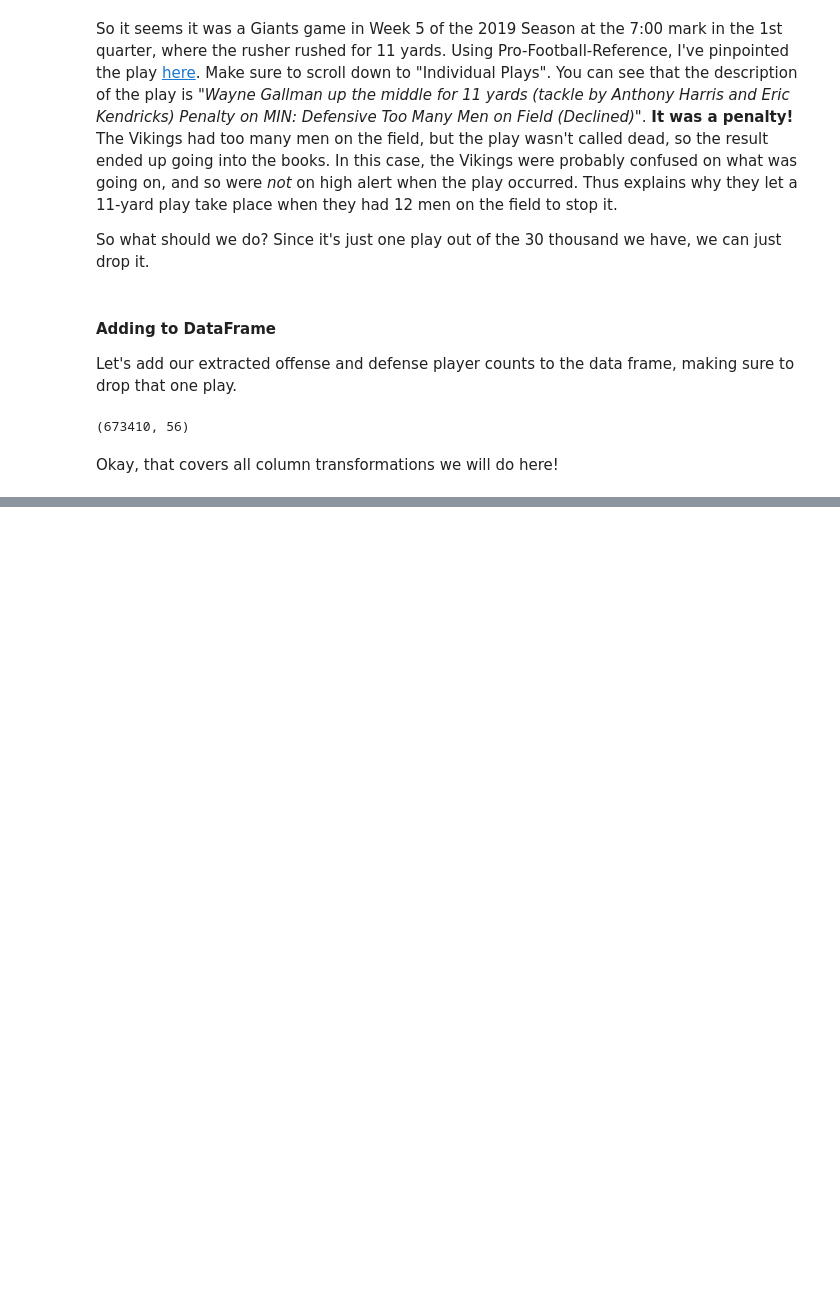
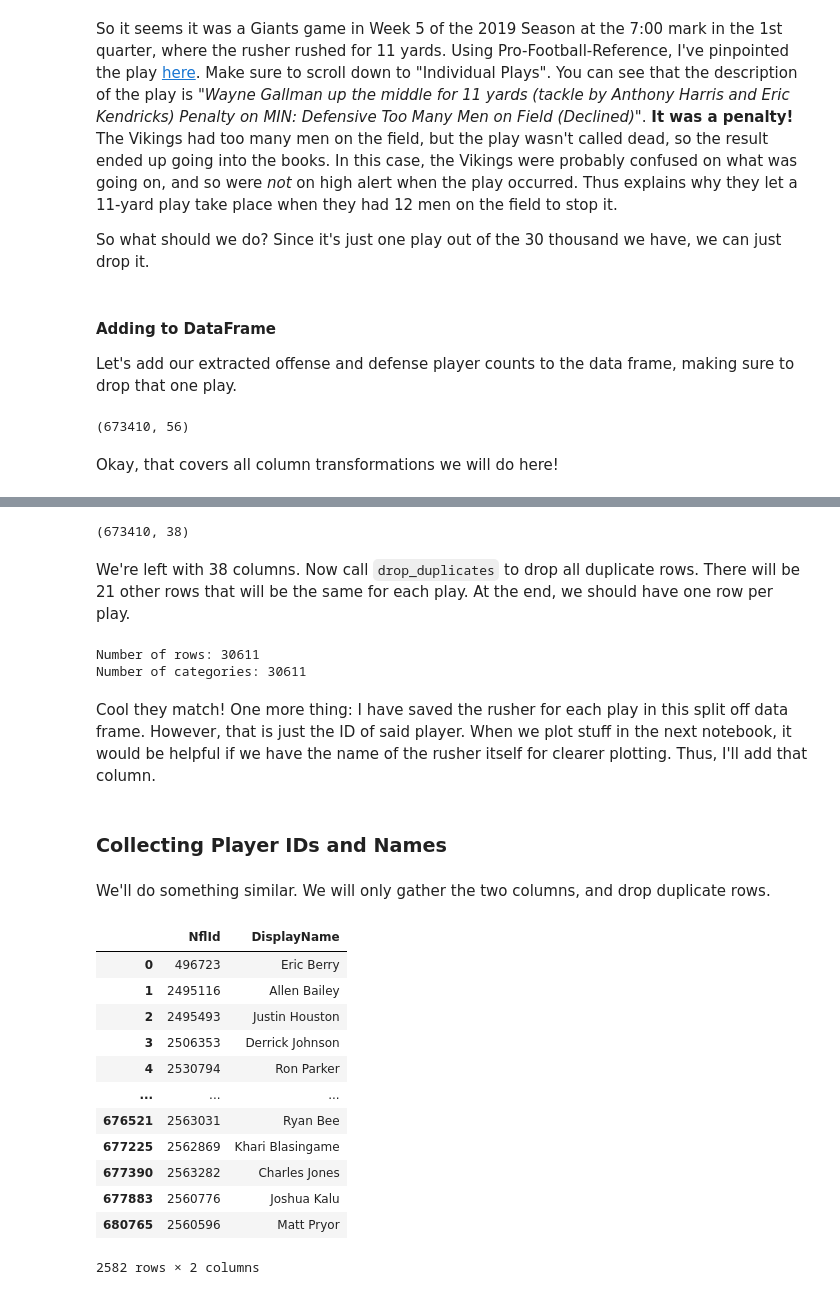
Before and after one commit to MughilM/Data-Science-Projects, a Jupyter notebook: NFL NextGen/1 - Data Cleaning.ipynb, the cells around one changed output, grey strips where cells are left out. Cells and saved outputs as stored; diff of their text form; code cells hidden in the pictures; blank space fills up the shorter version.

Commit message:
Added some splitting

```diff
--- a/NFL NextGen/1 - Data Cleaning.ipynb
+++ b/NFL NextGen/1 - Data Cleaning.ipynb
@@ -143,7 +143,8 @@ cutDownData[['GameClockMinute', 'GameClockSecond']] = cutDownData[['GameClockMin
 
 # Add the Half column. Quarters 3 and 4 are the 2nd half..
 cutDownData['Half'] = 1
-cutDownData.loc[cutDownData.Quarter >= 3, 'Half'] = 2
+cutDownData.loc[(cutDownData.Quarter == 3) | (cutDownData.Quarter == 4), 'Half'] = 2
+cutDownData.loc[cutDownData.Quarter == 5, 'Half'] = 3
 cutDownData.head()
 # %% [output]
 |  | GameId | PlayId | Team | X | Y | S | A | Dis | Orientation | Dir | ... | ... |
@@ -266,10 +271,12 @@ So what should we do? Since it's just one play out of the 30 thousand we have, w
 #### Adding to DataFrame
 Let's add our extracted offense and defense player counts to the data frame, making sure to drop that one play.
 # %%
-cutDownData = pd.concat([cutDownData, offenseData, defenseData], axis=1)
-indicesToDrop = cutDownData.loc[cutDownData.PlayId == 20191006040465].index
-cutDownData.drop(index=indicesToDrop, inplace=True)
-cutDownData.shape
+combinedData = pd.concat([cutDownData, offenseData, defenseData], axis=1)
+indicesToDrop = combinedData.loc[combinedData.PlayId == 20191006040465].index
+combinedData.drop(index=indicesToDrop, inplace=True)
+# Update the category list...
+combinedData['PlayId'] = combinedData.PlayId.cat.remove_unused_categories()
+combinedData.shape
 # %% [output]
 (673410, 56)
 # %% [markdown]
@@ -276,0 +291,42 @@ Okay, that covers all column transformations we will do here!
+# %%
+# Columns that differ player to player play to play...
+playerLevelCols = ['Team', 'X', 'Y', 'S', 'A', 'Dis', 'Orientation', 'Dir', 'NflId',
+                   'DisplayName', 'JerseyNumber', 'PlayerHeight', 'PlayerWeight',
+                   'PlayerBirthDate', 'PlayerCollegeName', 'Position']
+# The rest of only differ from play to play...
+playByPlayData = combinedData.drop(columns=playerLevelCols)
+playByPlayData.shape
+# %% [output]
+(673410, 38)
+# %% [markdown]
+We're left with 38 columns. Now call `drop_duplicates` to drop all duplicate rows. There will be 21 other rows that will be the same for each play. At the end, we should have one row per play.
+# %%
+playByPlayData = playByPlayData.drop_duplicates()
+print('Number of rows:', playByPlayData.shape[0])
+print('Number of categories:', len(combinedData.PlayId.cat.categories))
+# %% [output]
+Number of rows: 30611
+Number of categories: 30611
+# %% [markdown]
+Cool they match! One more thing: I have saved the rusher for each play in this split off data frame. However, that is just the ID of said player. When we plot stuff in the next notebook, it would be helpful if we have the name of the rusher itself for clearer plotting. Thus, I'll add that column.
+# %% [markdown]
+### Collecting Player IDs and Names
+# %% [markdown]
+We'll do something similar. We will only gather the two columns, and drop duplicate rows.
+# %%
+playerIdName = combinedData[['NflId', 'DisplayName']]
+playerIdName.drop_duplicates()
+# %% [output]
+|  | NflId | DisplayName |
+| 0 | 496723 | Eric Berry |
+| 1 | 2495116 | Allen Bailey |
+| 2 | 2495493 | Justin Houston |
+| 3 | 2506353 | Derrick Johnson |
+| 4 | 2530794 | Ron Parker |
+| ... | ... | ... |
+| 676521 | 2563031 | Ryan Bee |
+| 677225 | 2562869 | Khari Blasingame |
+| 677390 | 2563282 | Charles Jones |
+| 677883 | 2560776 | Joshua Kalu |
+| 680765 | 2560596 | Matt Pryor |
+2582 rows × 2 columns
```
Also changed, not shown: parts of 7 cells of this notebook.
